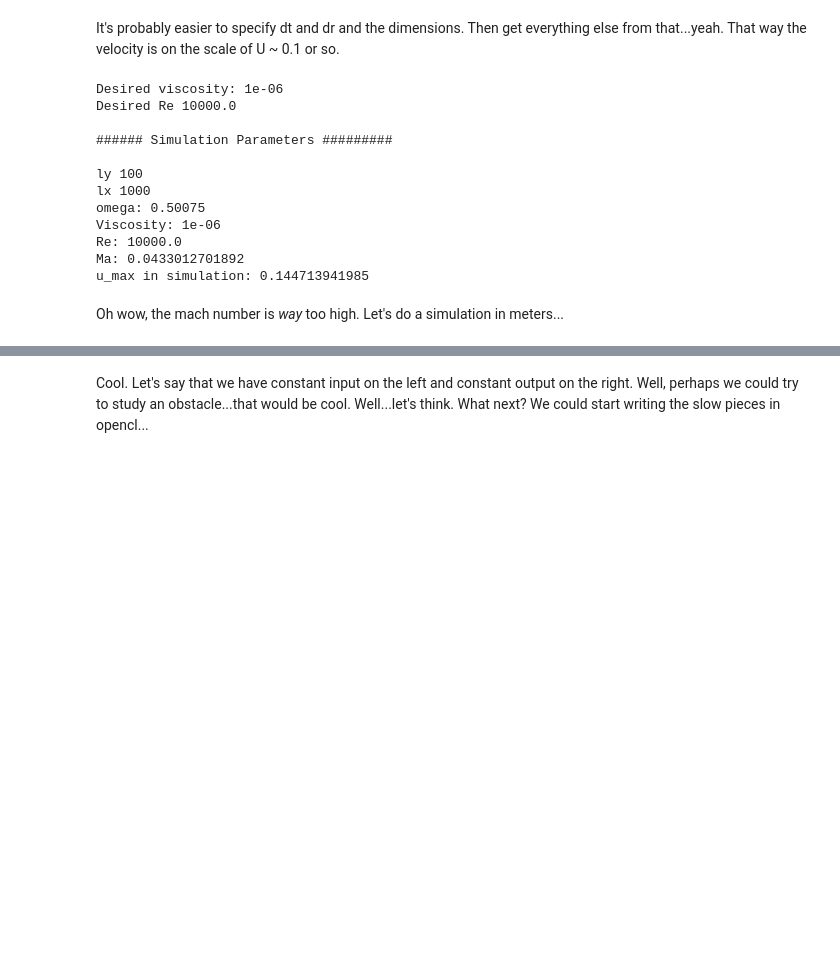
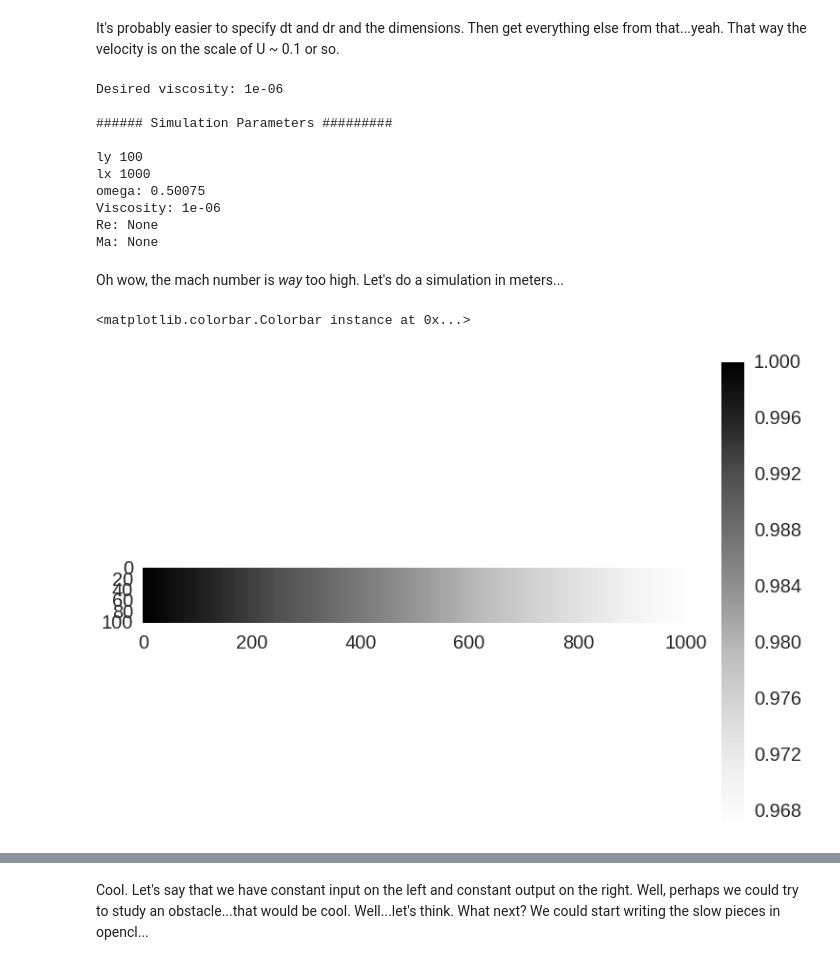
Before and after one commit to latticeboltzmann/2d-lb, a Jupyter notebook: testing/visualizing_pipe_flow_04.ipynb, the cells around one changed output, grey strips where cells are left out. Drawn from its saved outputs; the diff is of its cells as text; code cells hidden in the pictures; blank space fills up the shorter version.

```diff
--- a/testing/visualizing_pipe_flow_04.ipynb
+++ b/testing/visualizing_pipe_flow_04.ipynb
@@ -22,7 +22,8 @@ It's probably easier to specify dt and dr and the dimensions. Then get everythin
 diameter = 1. # meters
 length = 10. # meters
 
-input_velocity = .01 # meter/second...must be O(.1 dr/dt)
+deltaP = 0.
+
 dr = 0.01
 dt = .025
 
@@ -32,8 +33,8 @@ viscosity = 10.**-6. # More viscous = easier to simulate!
 
 ##### Derived parameters ######
 print 'Desired viscosity:' , viscosity
-Re = (input_velocity * diameter)/viscosity
-print 'Desired Re', Re
+#Re = (input_velocity * diameter)/viscosity
+#print 'Desired Re', Re
 
 # Re is set by diameter, input_velocity, and viscosity
 # Adjust dr so that mach number doers not explode!
@@ -56,13 +57,12 @@ print 'omega:' , omega
 assert (omega > 0.5) and (omega < 1)
 
 sim = lb.Pipe_Flow(lx=lx, ly=ly, dr=dr, dt=dt, omega=omega,
-                   input_velocity=input_velocity)
+                   deltaP=deltaP)
 
 # U should be on the order of 0.1, 0.2 in the simulation!
-print 'u_max in simulation:' , np.max(sim.u)
+#print 'u_max in simulation:' , np.max(sim.u)
 # %% [output]
 Desired viscosity: 1e-06
-Desired Re 10000.0
 
 ###### Simulation Parameters #########
 
@@ -70,10 +70,16 @@ ly 100
 lx 1000
 omega: 0.50075
 Viscosity: 1e-06
-Re: 10000.0
-Ma: 0.0433012701892
-u_max in simulation: 0.144713941985
+Re: None
+Ma: None
 # %% [markdown]
 Oh wow, the mach number is *way* too high. Let's do a simulation in meters...
+# %%
+plt.imshow(sim.rho.T)
+plt.grid(False)
+plt.colorbar()
+# %% [output]
+<matplotlib.colorbar.Colorbar instance at 0x...>
+[figure, added]
 # %%
 total_num_steps = 1000
```
Also changed, not shown: parts of 1 cell of this notebook, 1 other file.
